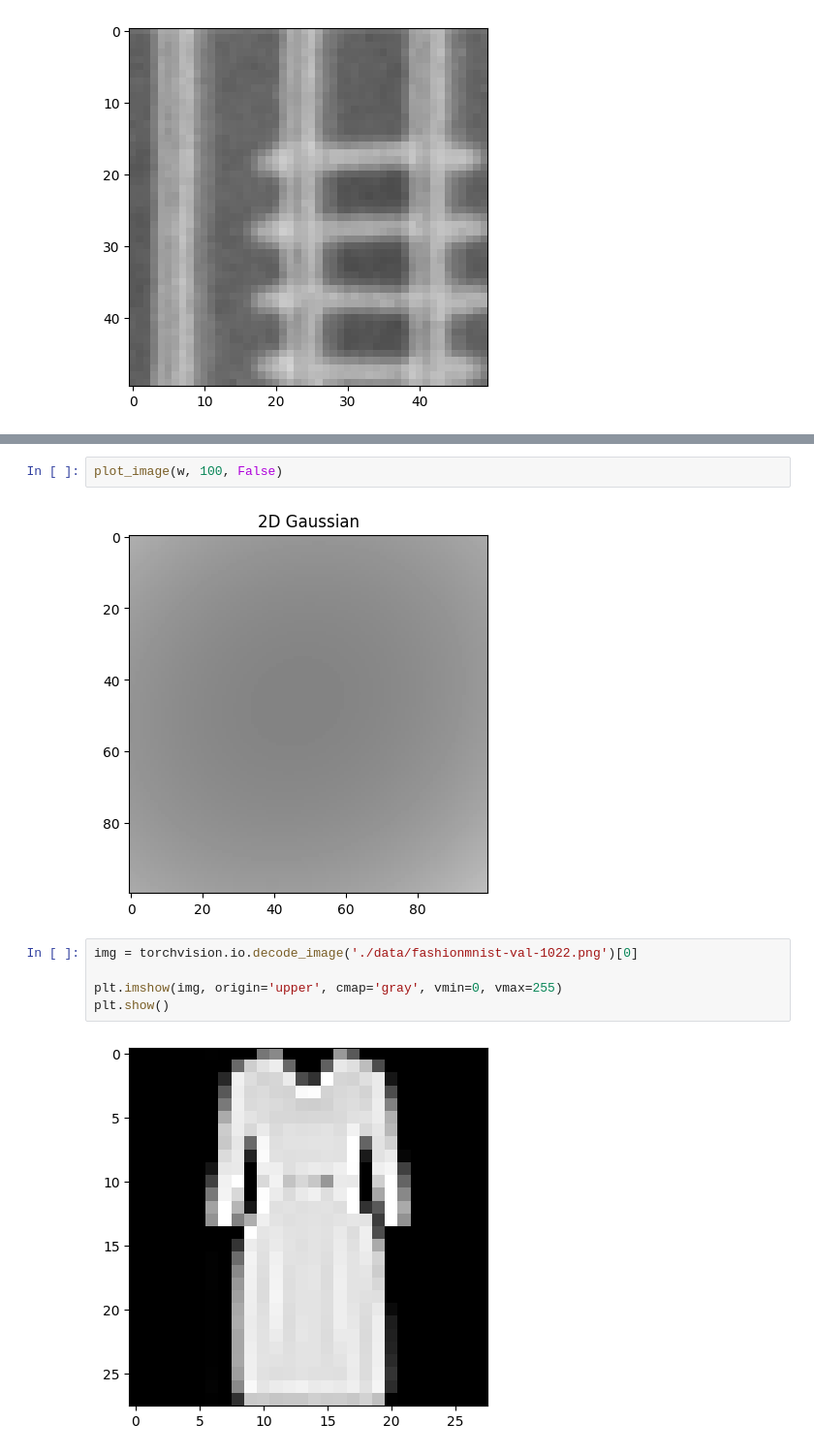
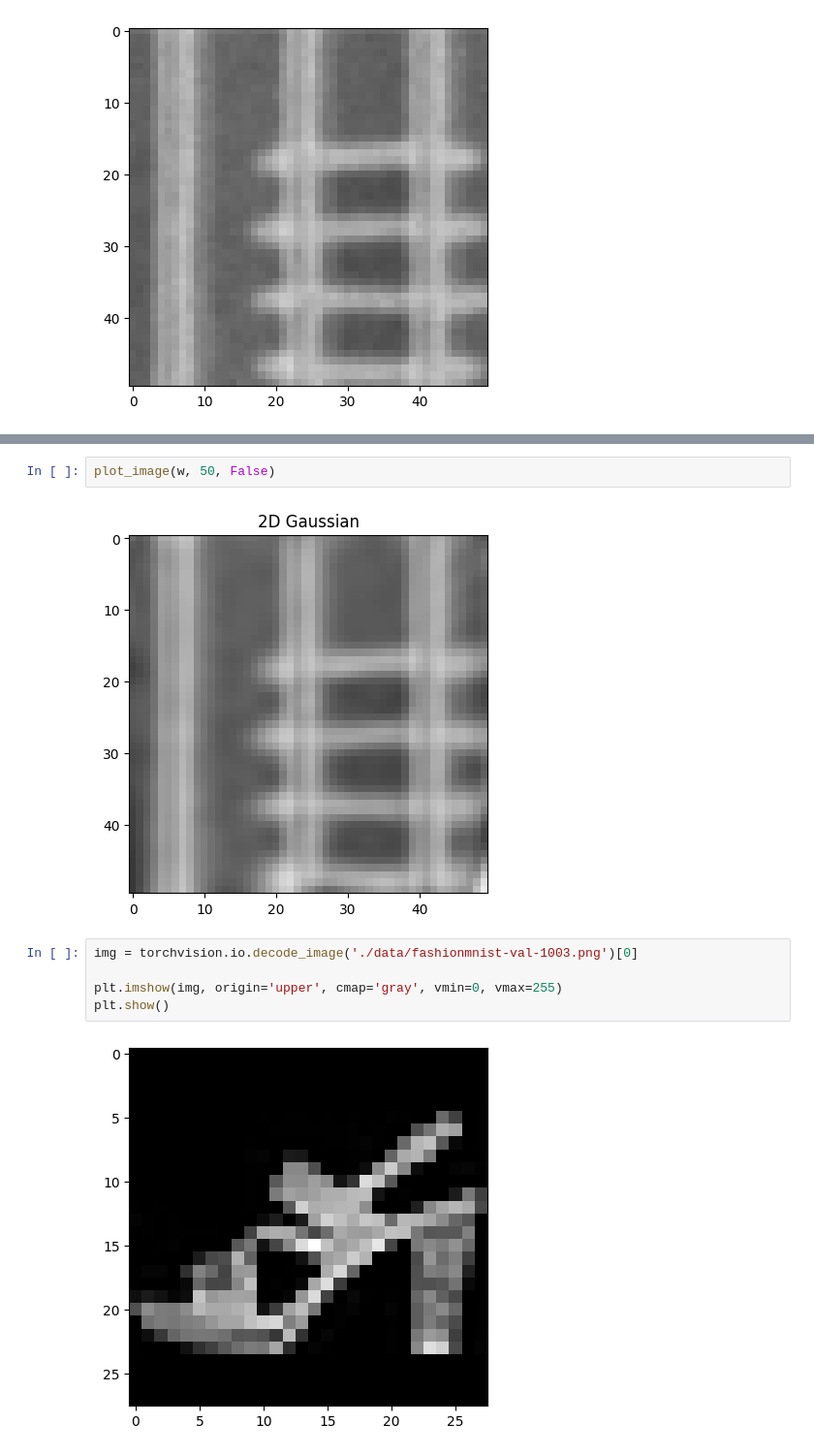
Before and after one commit to SuperVK/sparse-image-repr-bep, a Jupyter notebook: project.ipynb, the cells around one changed output, grey strips where cells are left out. Shown at 97% size. Saved outputs shown, nothing was run; the diff lists cells and outputs as text.

```diff
--- a/project.ipynb
+++ b/project.ipynb
@@ -328,12 +320,12 @@ tensor(0.0213, device='cuda:0', grad_fn=<MeanBackward0>)
 # %%
-plot_image(w, 100, False)
+plot_image(w, 50, False)
 # %% [output]
-[figure, old version]
+[figure, new version]
 # %%
-img = torchvision.io.decode_image('./data/fashionmnist-val-1022.png')[0]
+img = torchvision.io.decode_image('./data/fashionmnist-val-1003.png')[0]
 
 plt.imshow(img, origin='upper', cmap='gray', vmin=0, vmax=255)
 plt.show()
 # %% [output]
-[figure, old version]
+[figure, new version]
 # %%
```
Also changed, not shown: parts of 17 cells of this notebook.
